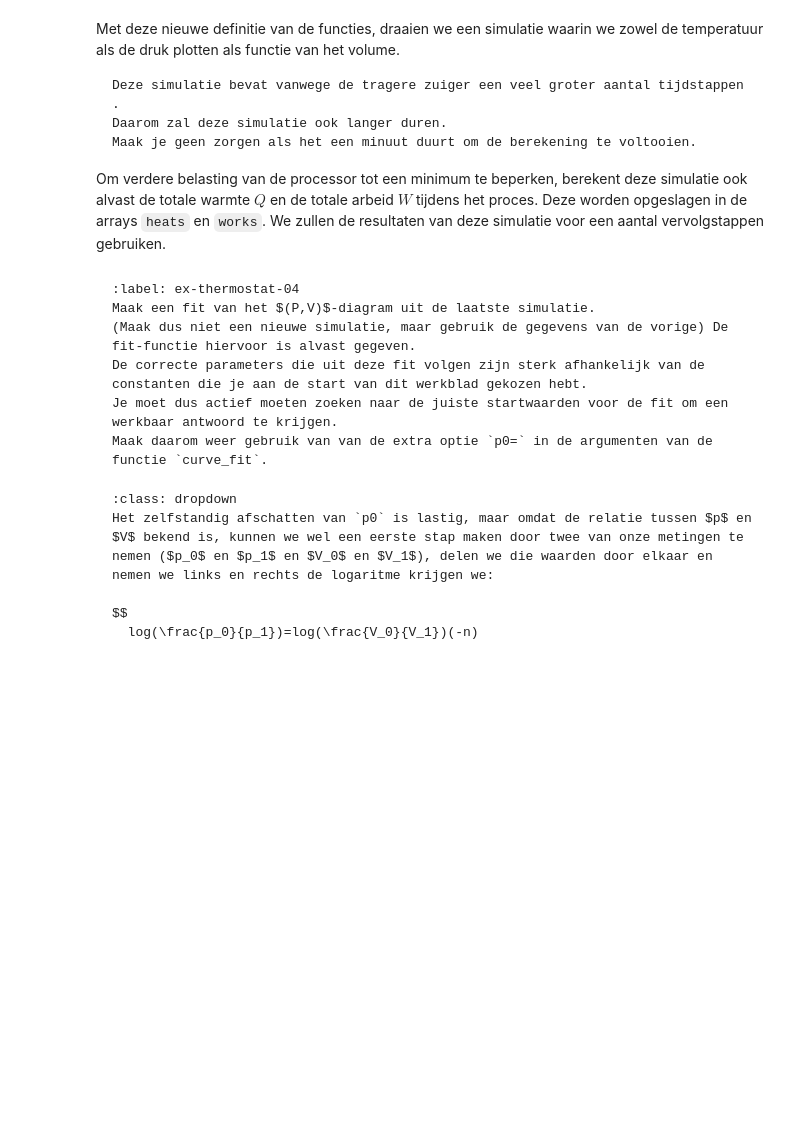
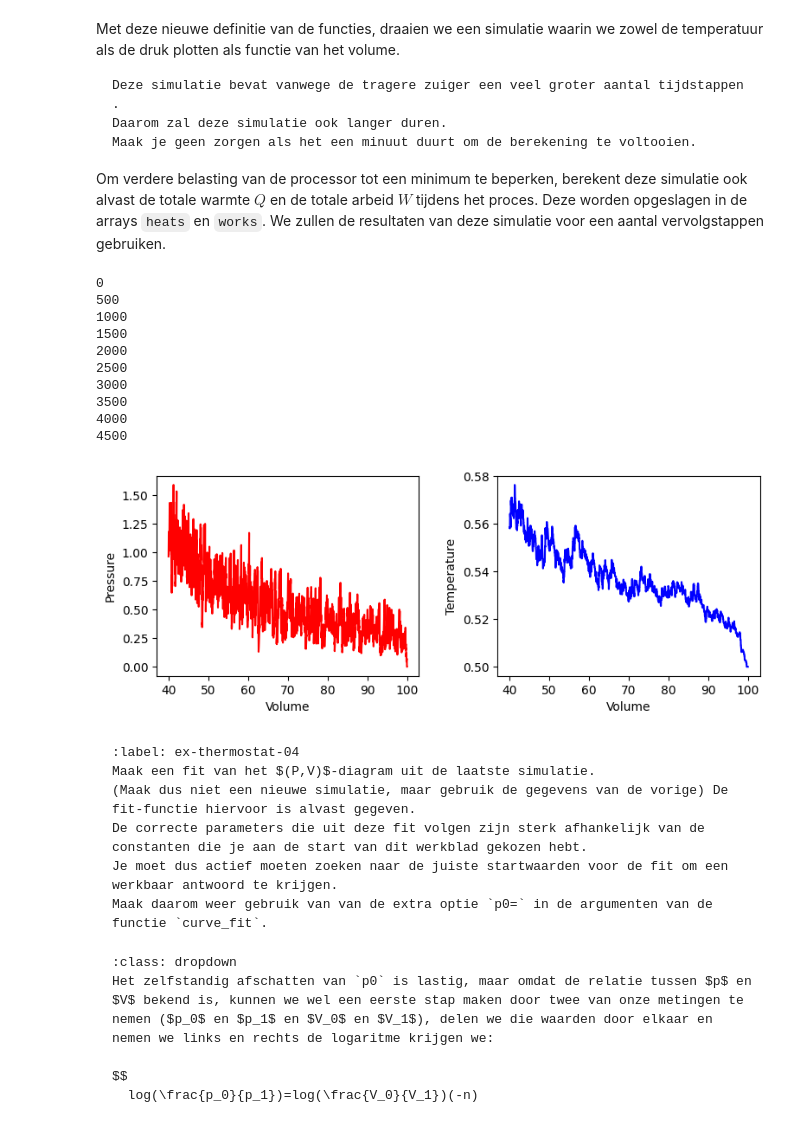
Before and after one commit to thaak123/19, a Jupyter notebook: Content/PySim/8_thermostaat.ipynb, the cells around one changed output. Cells and saved outputs as stored; diff of their text form; code cells hidden in the pictures; blank space fills up the shorter version.

````diff
--- a/Content/PySim/8_thermostaat.ipynb
+++ b/Content/PySim/8_thermostaat.ipynb
@@ -268,39 +274,54 @@ pressures = np.zeros(N_steps, dtype=float)
 temperatures = np.zeros(N_steps, dtype=float)
 heats = np.zeros(N_steps, dtype=float)
 works = np.zeros(N_steps, dtype=float)
-
+delta_U_arr = np.zeros(N_steps, dtype=float)
 pressure = 0.0
 work = 0.0
 heat = 0.0
 box_height = BOX_SIZE_0
 box_length = BOX_SIZE_0         # zetten zuiger terug
 v_piston = 0.2 * V_PISTON_0
 create_particles(particles)     # resetten deeltjes
+
+U_0 = sum(p.kin_energy for p in particles)
 set_temp = temperature(particles)
 
 for i in range(N_steps):
     take_time_step(particles)
     volumes[i] = box_length * box_height
     pressures[i] = pressure
     temperatures[i] = temperature(particles)
     heats[i] = heat
     works[i] = work
+    delta_U_arr[i] = sum(p.kin_energy for p in particles)-U_0
     if i%500==0:
         print(i)
 
 
 fig, (ax1, ax2) = plt.subplots(1, 2, figsize=(9, 3))
 ax1.set_xlabel('Volume')
 ax1.set_ylabel('Pressure')
 ax2.set_xlabel('Volume')
 ax2.set_ylabel('Temperature')
 fig.tight_layout
 
 ax1.plot(volumes, pressures, '-r')
 ax2.plot(volumes, temperatures, '-b')
 
 plt.subplots_adjust(wspace=0.3)
 plt.show()
+# %% [output]
+0
+500
+1000
+1500
+2000
+2500
+3000
+3500
+4000
+4500
+[figure, added]
 # %% [markdown]
 ```{exercise} fit P,V-diagram
 :label: ex-thermostat-04
````
Also changed, not shown: parts of 7 cells of this notebook.
